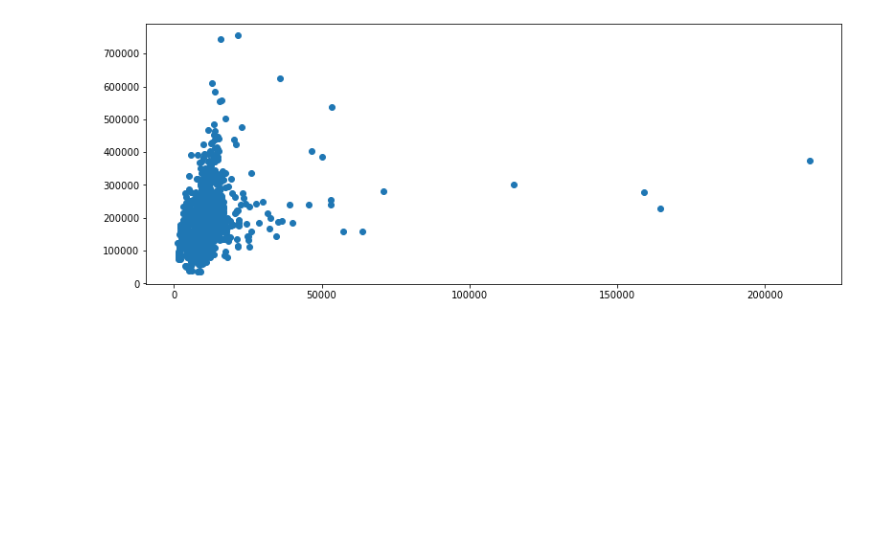
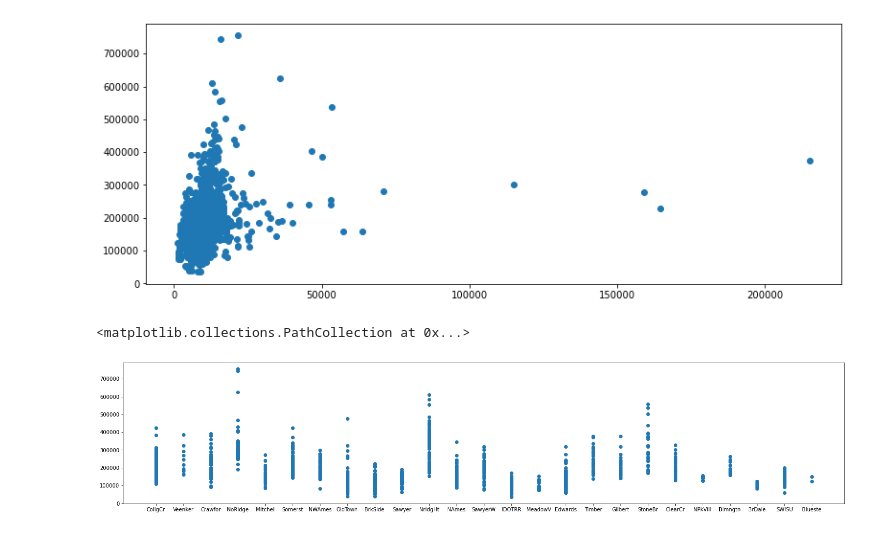
Before and after one commit to CS521-Burstein/final-project-Ayoub-Amghar, a Jupyter notebook: delivery_2.ipynb, the cells around one changed output. Saved outputs shown, nothing was run; the diff lists cells and outputs as text; code cells hidden in the pictures; blank space fills up the shorter version.

Commit message:
More analysis graphs

```diff
--- a/delivery_2.ipynb
+++ b/delivery_2.ipynb
@@ -16,5 +1,8 @@ open(file, 'wb').write(content)
 # %%
-housing_dataframe = pd.read_csv("t.csv")
+import requests
+import pandas as pd
+housing_data = pd.read_csv("data.csv")
+housing_dataframe = pd.DataFrame(housing_data)
 # %%
 housing_dataframe
 # %% [output]
@@ -155,3 +76,11 @@ plt.scatter(x = 'LotArea', y = 'SalePrice', data = housing_dataframe)
 # %% [output]
 <matplotlib.collections.PathCollection at 0x...>
 [figure]
+# %%
+import matplotlib.pyplot as plt
+
+plt.figure(figsize = ((25, 5)))
+plt.scatter(x = 'Neighborhood', y = 'SalePrice', data = housing_dataframe)
+# %% [output]
+<matplotlib.collections.PathCollection at 0x...>
+[figure, added]
```
Also changed, not shown: parts of 10 cells of this notebook.
